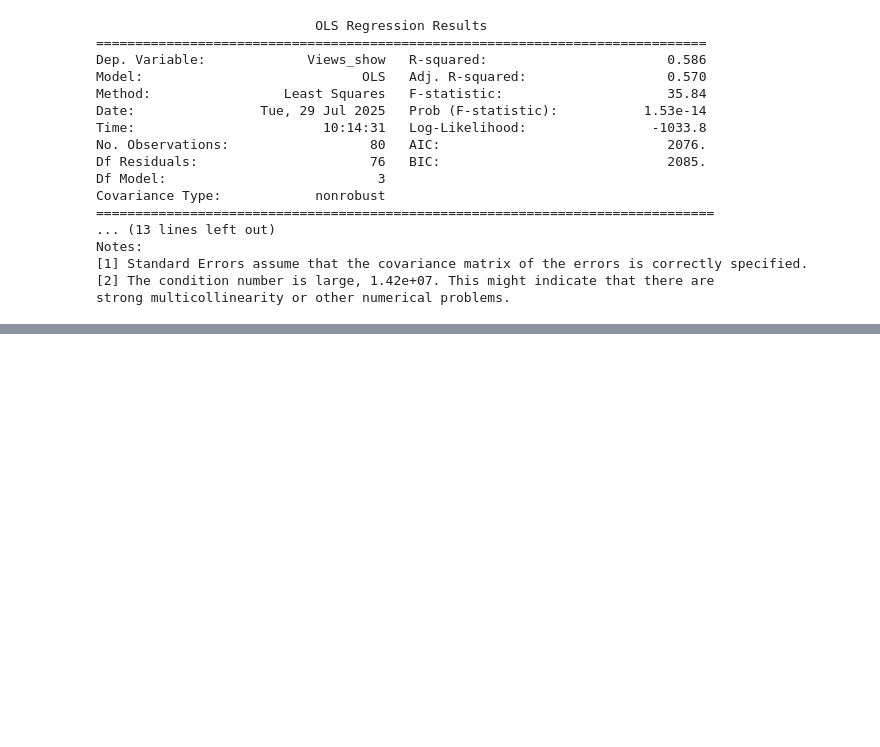
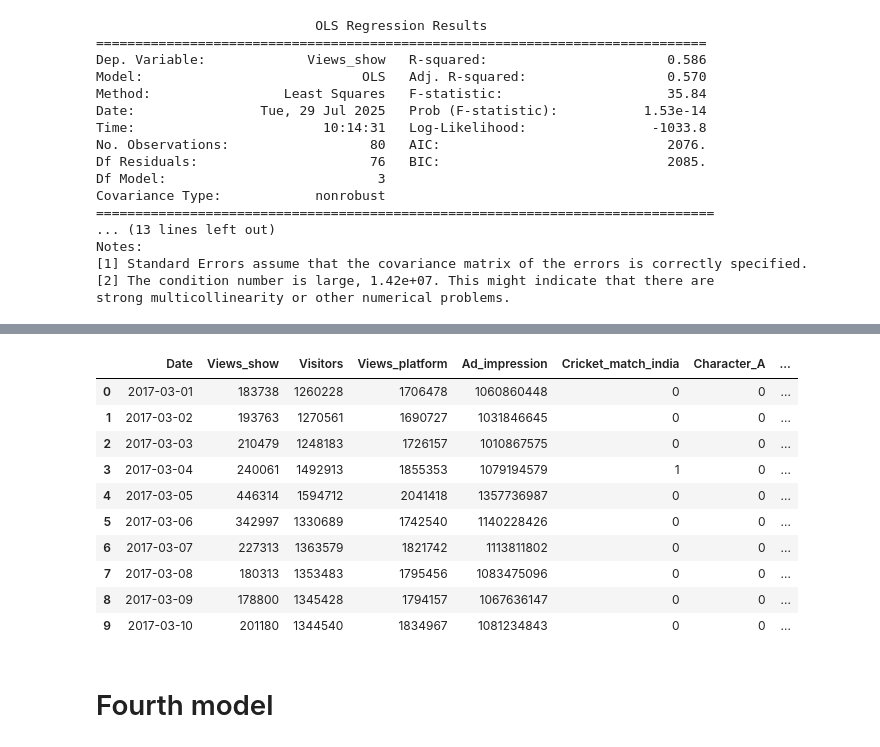
Before and after one commit to NimansalaBandara/mlr-show-views-prediction, a Jupyter notebook: mlr-show-views-prediction.ipynb, the cells around one changed output, grey strips where cells are left out. Drawn from its saved outputs; the diff is of its cells as text; code cells hidden in the pictures; blank space fills up the shorter version.

```diff
--- a/mlr-show-views-prediction.ipynb
+++ b/mlr-show-views-prediction.ipynb
@@ -231,0 +239,16 @@ media.Lag_Views.replace(108961,0, inplace=True)
+# %%
+media.head(10)
+# %% [output]
+|  | Date | Views_show | Visitors | Views_platform | Ad_impression | Cricket_match_india | Character_A | ... |
+| 0 | 2017-03-01 | 183738 | 1260228 | 1706478 | 1060860448 | 0 | 0 | ... |
+| 1 | 2017-03-02 | 193763 | 1270561 | 1690727 | 1031846645 | 0 | 0 | ... |
+| 2 | 2017-03-03 | 210479 | 1248183 | 1726157 | 1010867575 | 0 | 0 | ... |
+| 3 | 2017-03-04 | 240061 | 1492913 | 1855353 | 1079194579 | 1 | 0 | ... |
+| 4 | 2017-03-05 | 446314 | 1594712 | 2041418 | 1357736987 | 0 | 0 | ... |
+| 5 | 2017-03-06 | 342997 | 1330689 | 1742540 | 1140228426 | 0 | 0 | ... |
+| 6 | 2017-03-07 | 227313 | 1363579 | 1821742 | 1113811802 | 0 | 0 | ... |
+| 7 | 2017-03-08 | 180313 | 1353483 | 1795456 | 1083475096 | 0 | 0 | ... |
+| 8 | 2017-03-09 | 178800 | 1345428 | 1794157 | 1067636147 | 0 | 0 | ... |
+| 9 | 2017-03-10 | 201180 | 1344540 | 1834967 | 1081234843 | 0 | 0 | ... |
+# %% [markdown]
+# Fourth model
```
Also changed, not shown: parts of 25 cells of this notebook.
